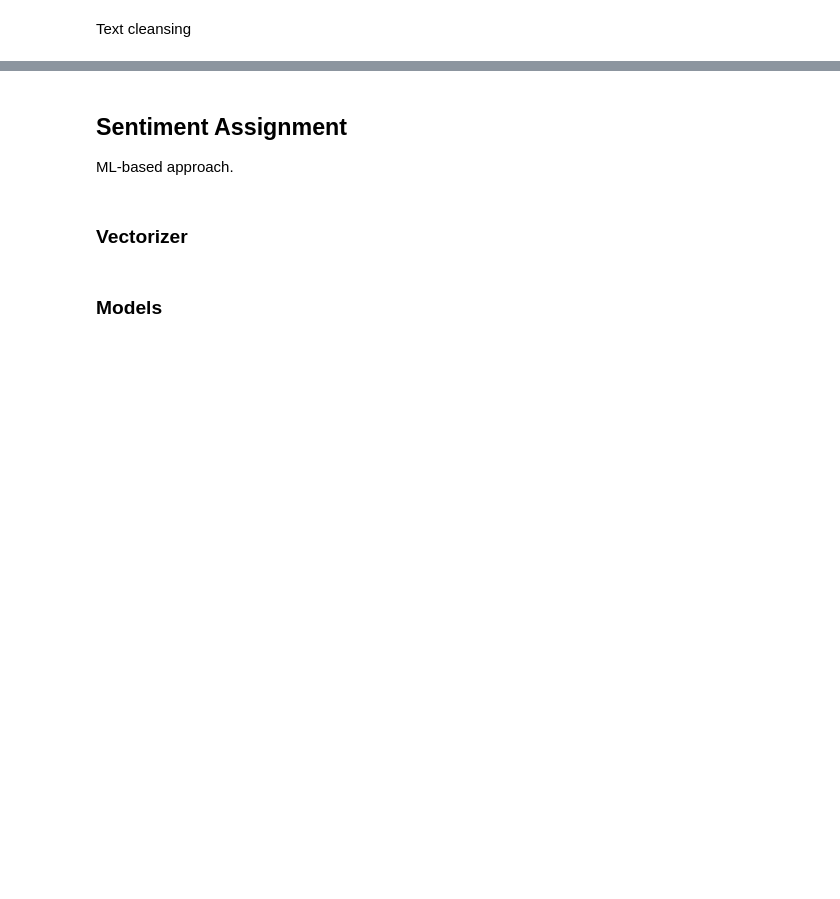
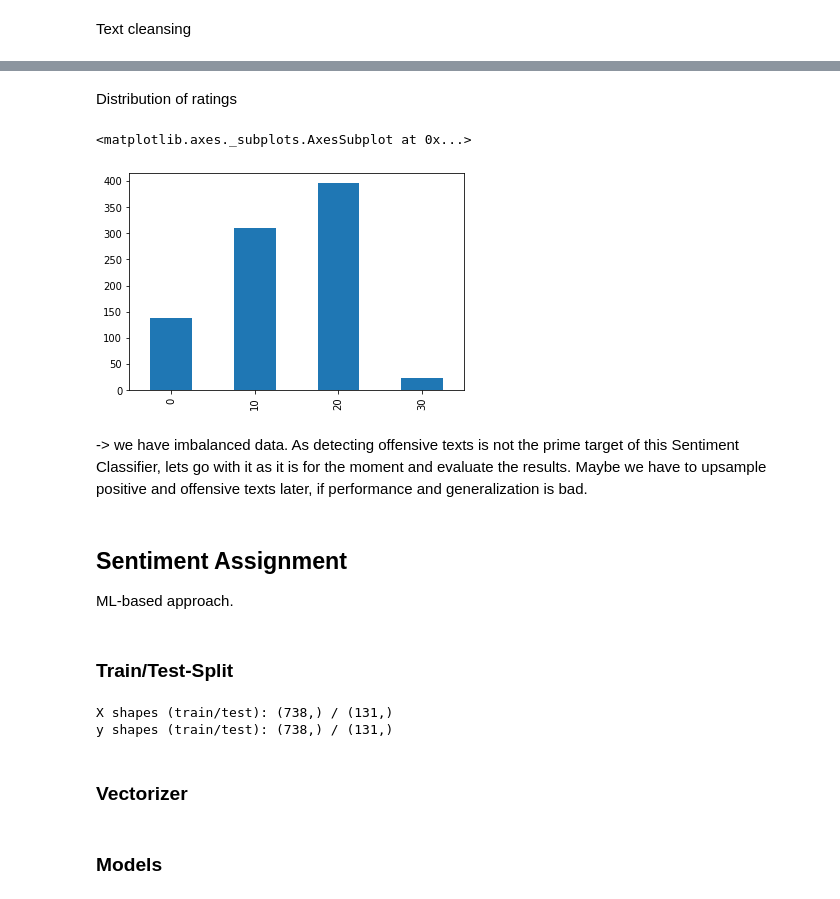
Before and after one commit to viennadatasciencegroup/data4good-wahlbeobachtung19, a Jupyter notebook: notebooks/1.1-tte-sentiment-prototyping.ipynb, the cells around one changed output, grey strips where cells are left out. Cells and saved outputs as stored; diff of their text form; code cells hidden in the pictures; blank space fills up the shorter version.

Commit message:
Sentiment Prototyping ML-based approach NB. Pipeline and Evaluation. WIP.

```diff
--- a/notebooks/1.1-tte-sentiment-prototyping.ipynb
+++ b/notebooks/1.1-tte-sentiment-prototyping.ipynb
@@ -35,0 +44,9 @@ labeled_data.shape
+# %%
+# Remove unnecessary cols and rename columns uniformly
+labeled_data.drop(["id", "Level", "Topic", "sentiment"], axis=1, inplace=True)
+labeled_data.columns = ["source", "text", "rating"]
+
+# Remove not assessable texts
+labeled_data = labeled_data[labeled_data.rating != -2]
+
+labeled_data.shape
@@ -69,6 +104,26 @@ test_subset.shape
+# %% [markdown]
+Distribution of ratings
+# %%
+labeled_data.rating.value_counts(sort=False).plot(kind="bar")
+# %% [output]
+<matplotlib.axes._subplots.AxesSubplot at 0x...>
+[figure, added]
+# %% [markdown]
+-> we have imbalanced data. As detecting offensive texts is not the prime target of this Sentiment Classifier, lets go with it as it is for the moment and evaluate the results. Maybe we have to upsample positive and offensive texts later, if performance and generalization is bad.
 # %% [markdown]
 ## Sentiment Assignment
 
 ML-based approach.
+# %% [markdown]
+### Train/Test-Split
+# %%
+X_train, X_test, y_train, y_test = train_test_split(labeled_data.cleaned_txt, labeled_data.rating,
+                                                    test_size=0.15, random_state=random_state)
+
+print("X shapes (train/test):", X_train.shape, "/", X_test.shape)
+print("y shapes (train/test):", y_train.shape, "/", y_test.shape)
+# %% [output]
+X shapes (train/test): (738,) / (131,)
+y shapes (train/test): (738,) / (131,)
 # %% [markdown]
 ### Vectorizer
```
Also changed, not shown: parts of 33 cells of this notebook.
